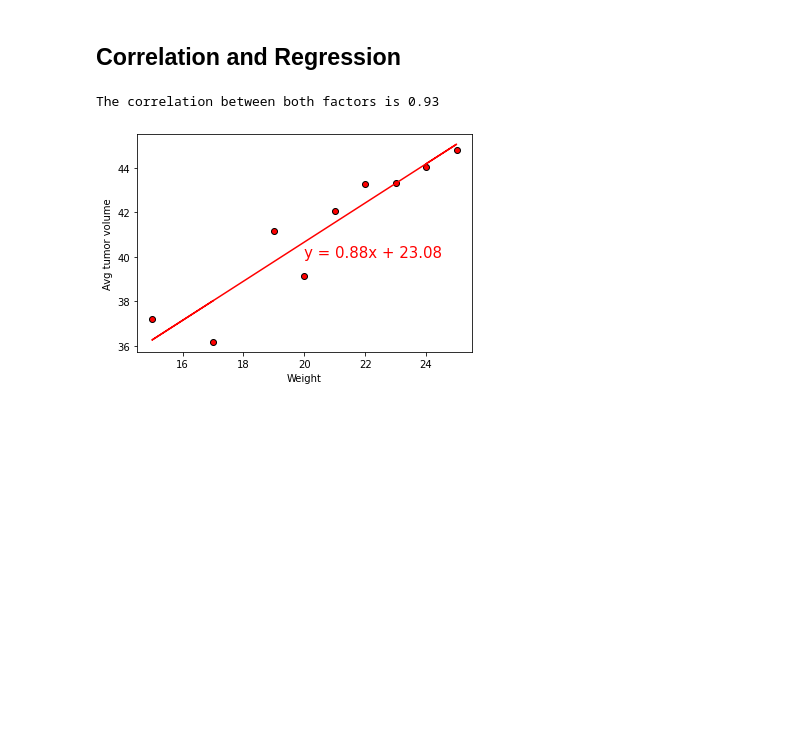
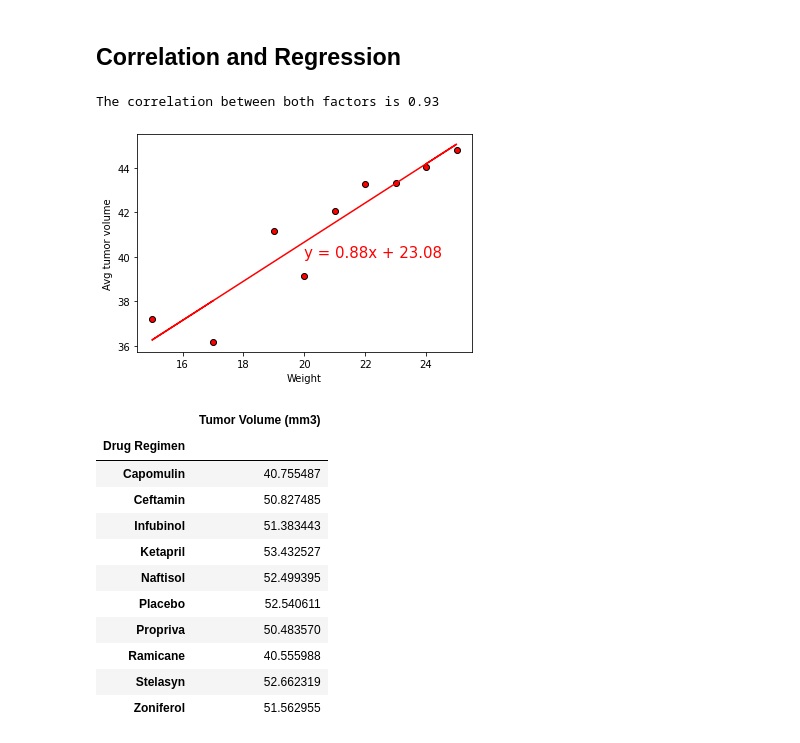
Before and after one commit to g8r1fl/matplotlib-challege, a Jupyter notebook: Pymaceuticals/pymaceuticals_starter.ipynb, the cells around one changed output. Drawn from its saved outputs; the diff is of its cells as text; code cells hidden in the pictures; blank space fills up the shorter version.

Commit message:
finished all tasks.  Now just need to clean up notebook for submission

```diff
--- a/Pymaceuticals/pymaceuticals_starter.ipynb
+++ b/Pymaceuticals/pymaceuticals_starter.ipynb
@@ -479,22 +479,37 @@ plt.show()
 # %%
 # Calculate the correlation coefficient and linear regression model
 # for mouse weight and average tumor volume for the Capomulin regimen
 tum_vol = capomulin.groupby(['Weight (g)'])['Tumor Volume (mm3)'].mean()
 weight = capomulin['Weight (g)'].unique()
 correlation = st.pearsonr(weight,tum_vol)
 print(f"The correlation between both factors is {round(correlation[0],2)}")
 (slope, intercept, rvalue, pvalue, stderr) = linregress(weight, tum_vol)
 regress_values = weight * slope + intercept
 line_eq = "y = " + str(round(slope,2)) + "x + " + str(round(intercept,2))
 plt.scatter(weight, tum_vol, marker="o", facecolors="red", edgecolors="black")
 plt.plot(weight,regress_values,"r-")
 plt.annotate(line_eq,(20,40),fontsize=15,color="red")
 plt.xlabel('Weight')
 plt.ylabel('Avg tumor volume')
 plt.show()
 
 
 #for each mouse in the study get avg tumor value grouped by each mouse to get avg tumor value per drug
+avg_tumor_value = pd.DataFrame(cleaned_mice_df.groupby(['Mouse ID', 'Drug Regimen'])['Tumor Volume (mm3)'].mean())
+avg_tumor_per_drug = pd.DataFrame(avg_tumor_value.groupby(['Drug Regimen'])['Tumor Volume (mm3)'].mean())
+avg_tumor_per_drug
 # %% [output]
 The correlation between both factors is 0.93
 [figure]
+|  | Tumor Volume (mm3) |
+| Drug Regimen |  |
+| Capomulin | 40.755487 |
+| Ceftamin | 50.827485 |
+| Infubinol | 51.383443 |
+| Ketapril | 53.432527 |
+| Naftisol | 52.499395 |
+| Placebo | 52.540611 |
+| Propriva | 50.483570 |
+| Ramicane | 40.555988 |
+| Stelasyn | 52.662319 |
+| Zoniferol | 51.562955 |
```
